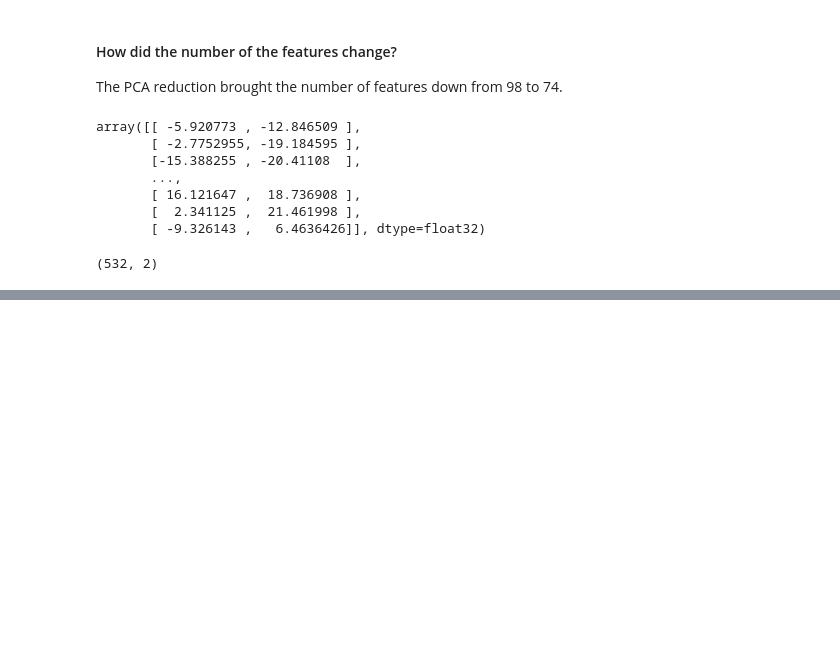
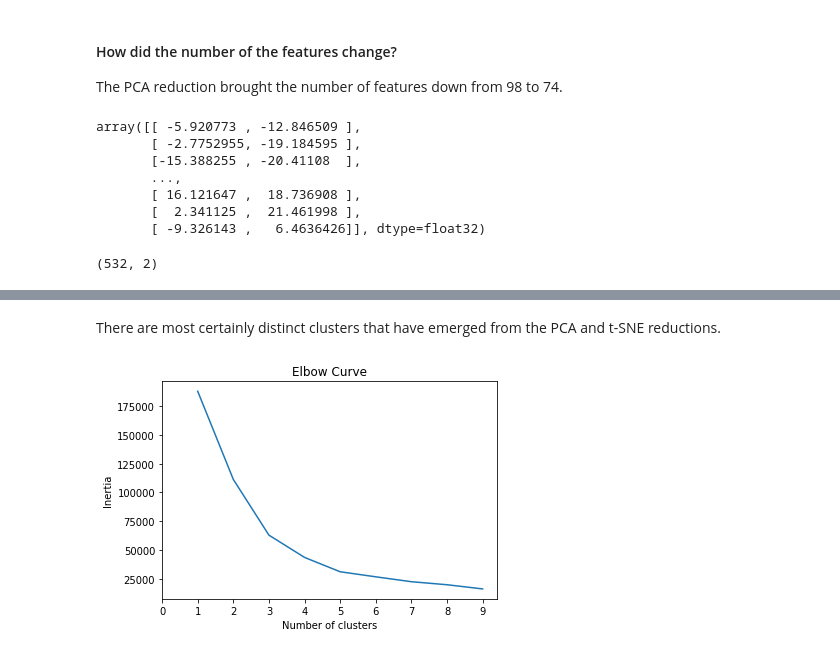
Before and after one commit to JakeRose689/Unsupervised-Machine-Learning, a Jupyter notebook: CryptoAnalysis.ipynb, the cells around one changed output, grey strips where cells are left out. Saved outputs shown, nothing was run; the diff lists cells and outputs as text; code cells hidden in the pictures; blank space fills up the shorter version.

```diff
--- a/CryptoAnalysis.ipynb
+++ b/CryptoAnalysis.ipynb
@@ -204,0 +214,27 @@ tsne_out.shape
+# %% [markdown]
+There are most certainly distinct clusters that have emerged from the PCA and t-SNE reductions.
+# %%
+#Create an elbow plot to identify the best number of clusters.
+#Use a for-loop to determine the inertia for each k between 1 through 10.
+#Determine, if possible, where the elbow of the plot is, and at which value of k it appears.
+from sklearn.cluster import KMeans
+
+inertia = []
+k = list(range(1, 10))
+
+for i in k:
+    km = KMeans(n_clusters=i, random_state=0)
+    km.fit(tsne_out)
+    inertia.append(km.inertia_)
+
+elbow = {"k": k, "inertia": inertia}
+elbow_df = pd.DataFrame(elbow)
+
+plt.plot(elbow_df['k'], elbow_df['inertia'])
+plt.xticks(list(range(10)))
+plt.title('Elbow Curve')
+plt.xlabel('Number of clusters')
+plt.ylabel('Inertia')
+plt.show()
+# %% [output]
+[figure, added]
```
Also changed, not shown: parts of 2 cells of this notebook.
